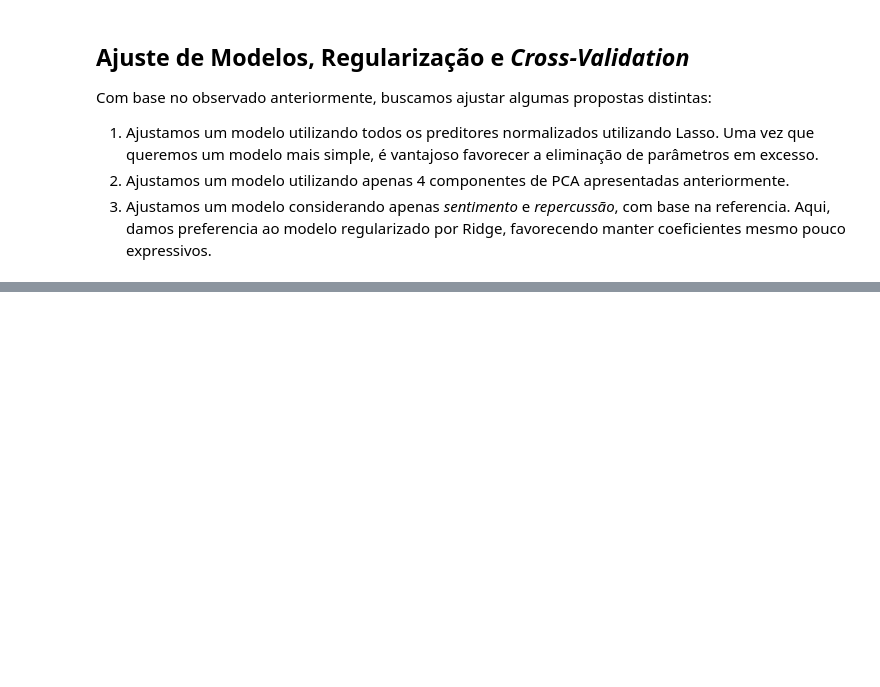
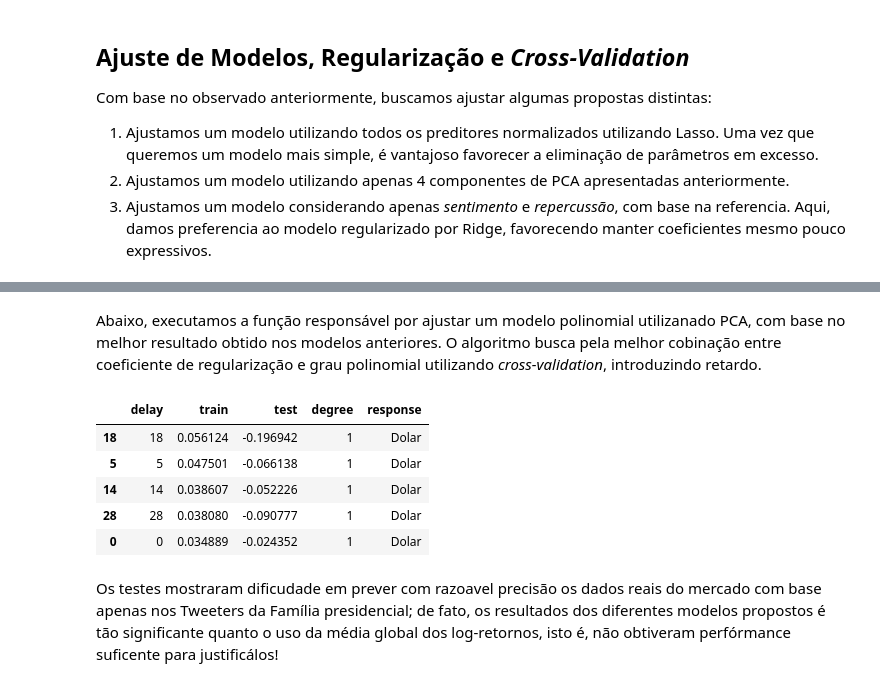
Before and after one commit to GiovaniValdrighi/Bolsonaro_Tweets, a Jupyter notebook: notebooks/effects_tweeter_economic_data.ipynb, the cells around one changed output, grey strips where cells are left out. Saved outputs shown, nothing was run; the diff lists cells and outputs as text; code cells hidden in the pictures; blank space fills up the shorter version.

```diff
--- a/notebooks/effects_tweeter_economic_data.ipynb
+++ b/notebooks/effects_tweeter_economic_data.ipynb
@@ -288,30 +225,13 @@ DTw_train_decorr = DTw_train_sr.drop(to_drop, axis = 1)
 DTw_test_decorr = DTw_test_sr.drop(to_drop, axis = 1)
 
 # regularization hiperparameters
-lambdas = np.logspace(-1,3,20)
-
-scores = []
-best_lambda = 0
-best_score = -1000
-for l in lambdas:
-  model = RidgeCV(l)
-  score = cross_val_score(model, DTw_train_decorr, EILR_train).mean()
-
-  scores.append(score)
-  if score > best_score:
-    best_score = score
-    best_lambda = l
-    best_model = model
-
-best_model = Ridge(alpha=best_lambda).fit(DTw_train_decorr, EILR_train)
+lambdas = np.logspace(-1,4,30)
+best_model = RidgeCV(alphas=lambdas).fit(DTw_train_decorr, EILR_train)
 
 # scores for train and test
-EILR_train_predicted = best_model.predict(DTw_train_decorr)
-score_train = r2_score(EILR_train, EILR_train_predicted)
+score_train = best_model.score(DTw_train_decorr, EILR_train)
+score_test = best_model.score(DTw_test_decorr, EILR_test)
 
-EILR_test_predicted = best_model.predict(DTw_test_decorr)
-score_test = r2_score(EILR_test, EILR_test_predicted)
-
-print("Scores \t train {}\n\t test {}".format(score_train, score_test))
+print("Scores", "train {}".format(score_train), "test {}".format(score_test))
 print("Coefficients: ", best_model.coef_)
 # %% [output]
@@ -348,0 +320,21 @@ Concluímos discutindo aspectos gerais...
+# %% [markdown]
+Abaixo, executamos a função responsável por ajustar um modelo polinomial utilizanado PCA, com base no melhor resultado obtido nos modelos anteriores. O algoritmo busca pela melhor cobinação entre coeficiente de regularização e grau polinomial utilizando *cross-validation*, introduzindo retardo.
+# %%
+# apply function
+lambdas = np.logspace(-1,4,30)
+results = pca_poly_delay_adjust(DTw_train_4d, EILR_train, DTw_test_4d,
+                                EILR_test, DTw_data_4d, EILR_data, lambdas, 30, 3)
+
+# look at the four best results in train
+results = pd.DataFrame(results)
+results["response"] = "Dolar"
+results.sort_values(by = "train", ascending=False).head()
+# %% [output]
+|  | delay | train | test | degree | response |
+| 18 | 18 | 0.056124 | -0.196942 | 1 | Dolar |
+| 5 | 5 | 0.047501 | -0.066138 | 1 | Dolar |
+| 14 | 14 | 0.038607 | -0.052226 | 1 | Dolar |
+| 28 | 28 | 0.038080 | -0.090777 | 1 | Dolar |
+| 0 | 0 | 0.034889 | -0.024352 | 1 | Dolar |
+# %% [markdown]
+Os testes mostraram dificudade em prever com razoavel precisão os dados reais do mercado com base apenas nos Tweeters da Família presidencial; de fato, os resultados dos diferentes modelos propostos é tão significante quanto o uso da média global dos log-retornos, isto é, não obtiveram perfórmance suficente para justificálos!
```
Also changed, not shown: parts of 37 cells of this notebook.
